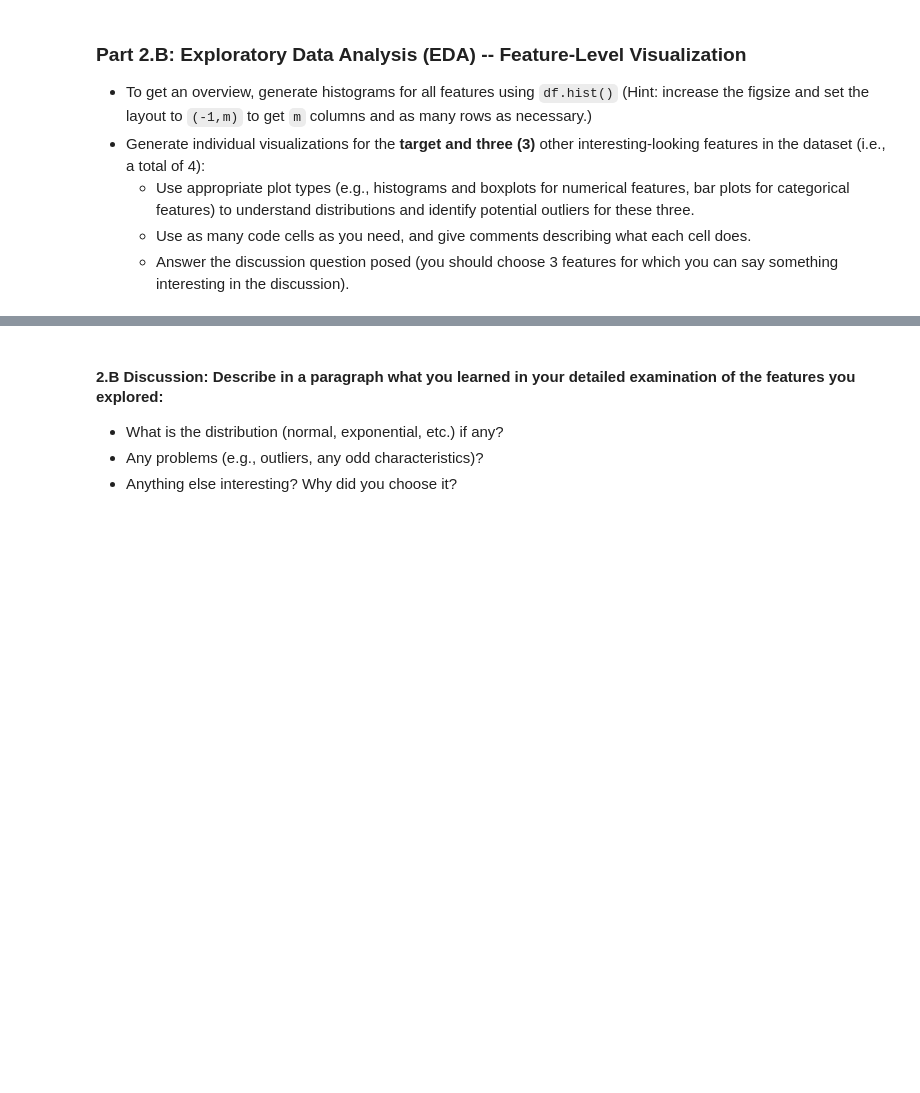
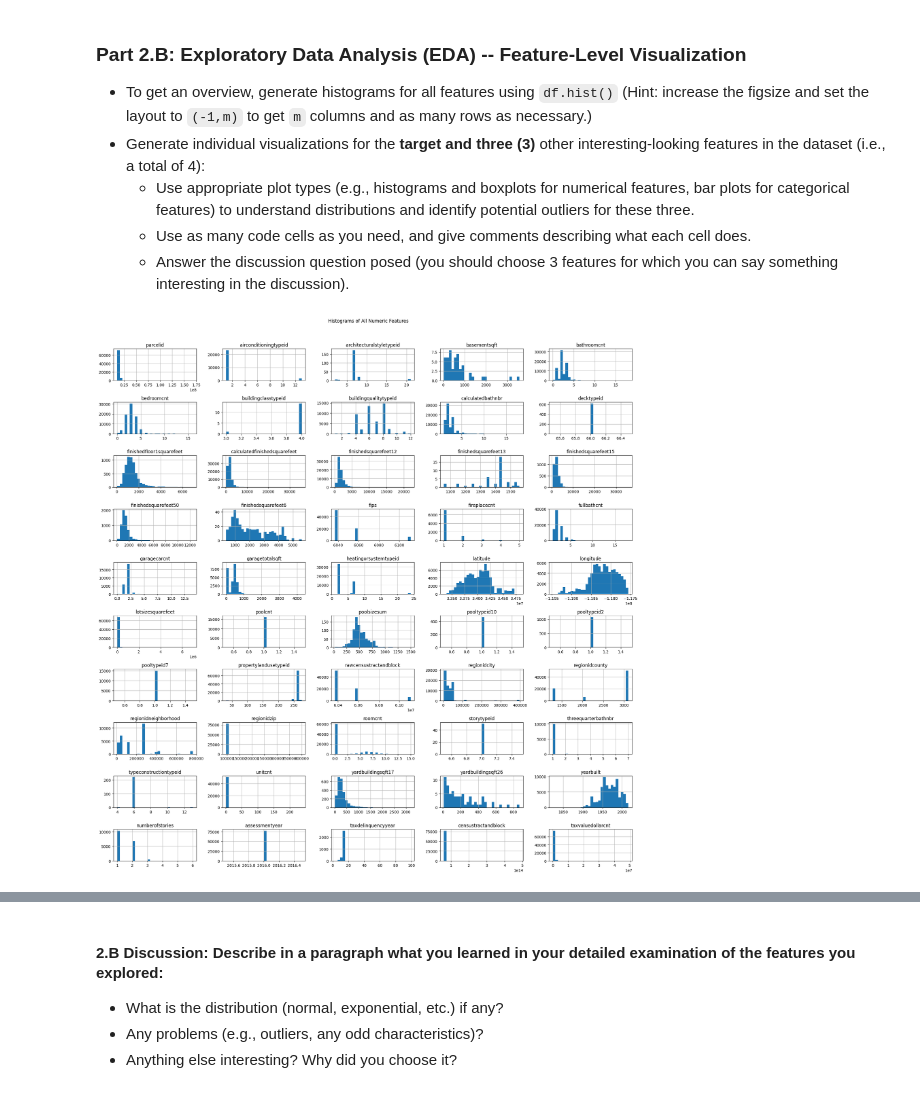
Before and after one commit to auwineza/Mod3---Milestone1, a Jupyter notebook: Milestone_01.ipynb, the cells around one changed output, grey strips where cells are left out. Saved outputs shown, nothing was run; the diff lists cells and outputs as text; code cells hidden in the pictures; blank space fills up the shorter version.

```diff
--- a/Milestone_01.ipynb
+++ b/Milestone_01.ipynb
@@ -186,3 +385,12 @@ Hint: Just use `.head()`, `.info()`, and `.nunique()`.
     - Use appropriate plot types (e.g., histograms and boxplots for numerical features, bar plots for categorical features) to understand distributions and identify potential outliers for these three.
     - Use as many code cells as you need, and give comments describing what each cell does.
     - Answer the discussion question posed (you should choose 3 features for which you can say something interesting in the discussion).
+# %%
+import matplotlib.pyplot as plt
+
+df.hist(figsize=(20, 20), layout=(-1, 5), bins=30)
+plt.suptitle('Histograms of All Numeric Features', y=1.02)
+plt.tight_layout()
+plt.show()
+# %% [output]
+[figure, added]
```
Also changed, not shown: parts of 32 cells of this notebook.
